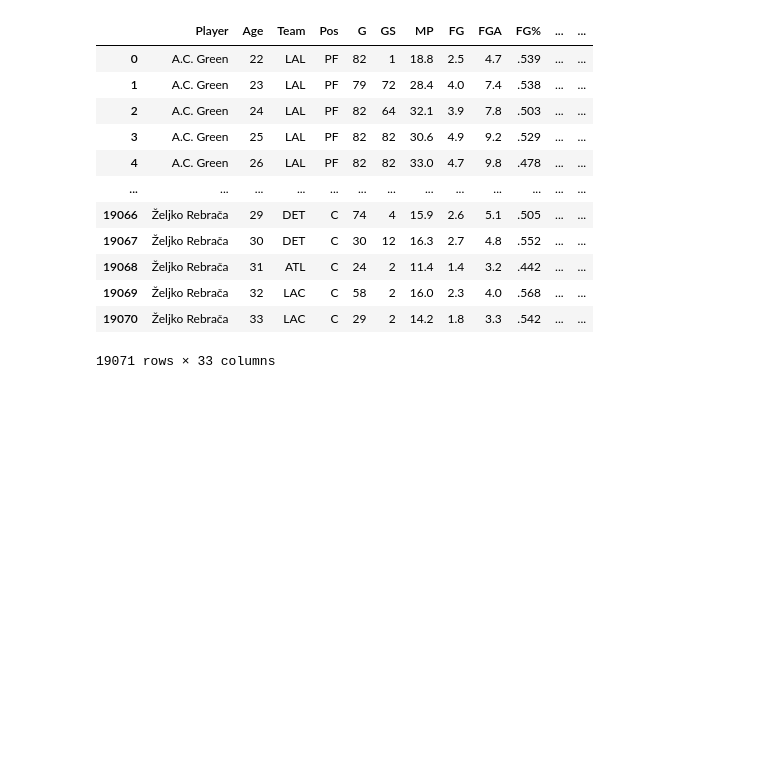
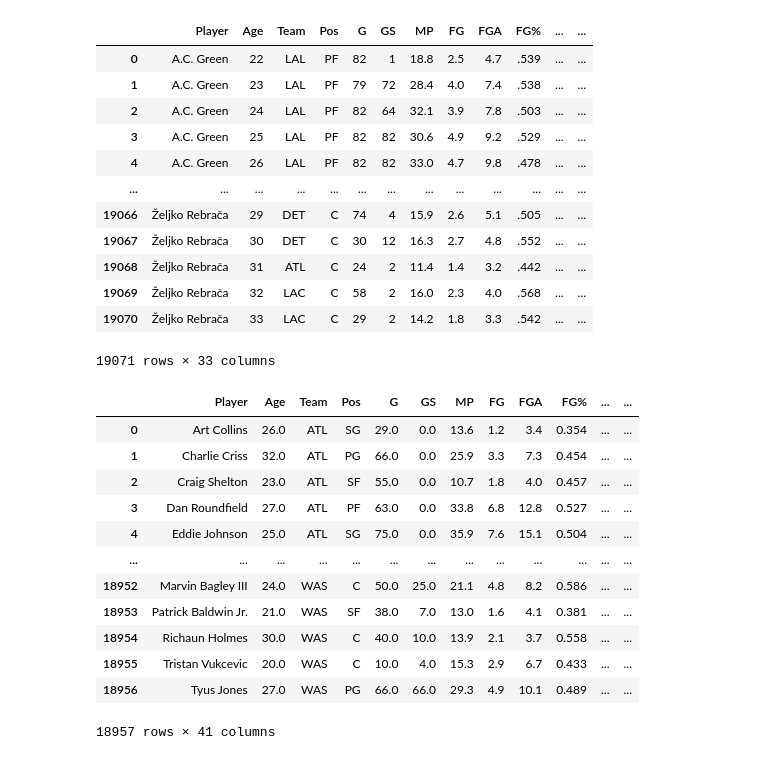
Before and after one commit to SalyanKarki/NBA-MVP-2025, a Jupyter notebook: NBAMVP/data_cleaning.ipynb, the cells around one changed output. Saved outputs shown, nothing was run; the diff lists cells and outputs as text; code cells hidden in the pictures; blank space fills up the shorter version.

```diff
--- a/NBAMVP/data_cleaning.ipynb
+++ b/NBAMVP/data_cleaning.ipynb
@@ -471 +498,17 @@ stats.to_csv("stats.csv")
+# %%
+stats
+# %% [output]
+|  | Player | Age | Team | Pos | G | GS | MP | FG | FGA | FG% | ... | ... |
+| 0 | Art Collins | 26.0 | ATL | SG | 29.0 | 0.0 | 13.6 | 1.2 | 3.4 | 0.354 | ... | ... |
+| 1 | Charlie Criss | 32.0 | ATL | PG | 66.0 | 0.0 | 25.9 | 3.3 | 7.3 | 0.454 | ... | ... |
+| 2 | Craig Shelton | 23.0 | ATL | SF | 55.0 | 0.0 | 10.7 | 1.8 | 4.0 | 0.457 | ... | ... |
+| 3 | Dan Roundfield | 27.0 | ATL | PF | 63.0 | 0.0 | 33.8 | 6.8 | 12.8 | 0.527 | ... | ... |
+| 4 | Eddie Johnson | 25.0 | ATL | SG | 75.0 | 0.0 | 35.9 | 7.6 | 15.1 | 0.504 | ... | ... |
+| ... | ... | ... | ... | ... | ... | ... | ... | ... | ... | ... | ... | ... |
+| 18952 | Marvin Bagley III | 24.0 | WAS | C | 50.0 | 25.0 | 21.1 | 4.8 | 8.2 | 0.586 | ... | ... |
+| 18953 | Patrick Baldwin Jr. | 21.0 | WAS | SF | 38.0 | 7.0 | 13.0 | 1.6 | 4.1 | 0.381 | ... | ... |
+| 18954 | Richaun Holmes | 30.0 | WAS | C | 40.0 | 10.0 | 13.9 | 2.1 | 3.7 | 0.558 | ... | ... |
+| 18955 | Tristan Vukcevic | 20.0 | WAS | C | 10.0 | 4.0 | 15.3 | 2.9 | 6.7 | 0.433 | ... | ... |
+| 18956 | Tyus Jones | 27.0 | WAS | PG | 66.0 | 66.0 | 29.3 | 4.9 | 10.1 | 0.489 | ... | ... |
+18957 rows × 41 columns
 # %%
```
Also changed, not shown: parts of 13 cells of this notebook, 2 other files.
